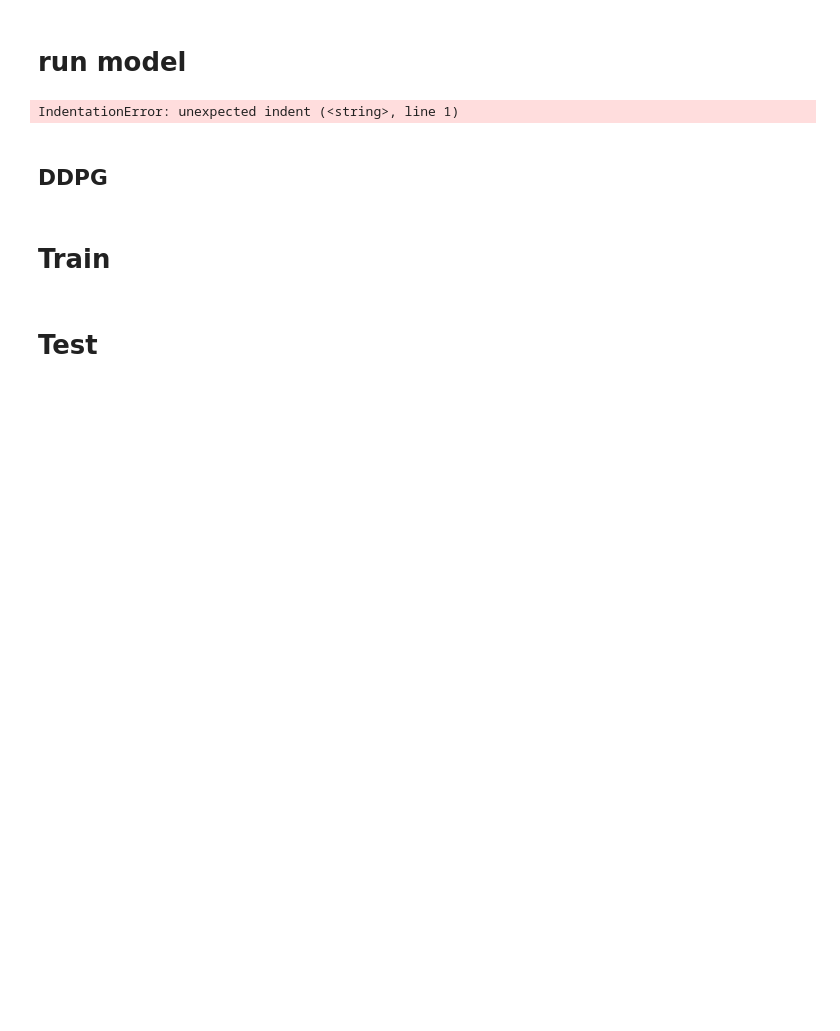
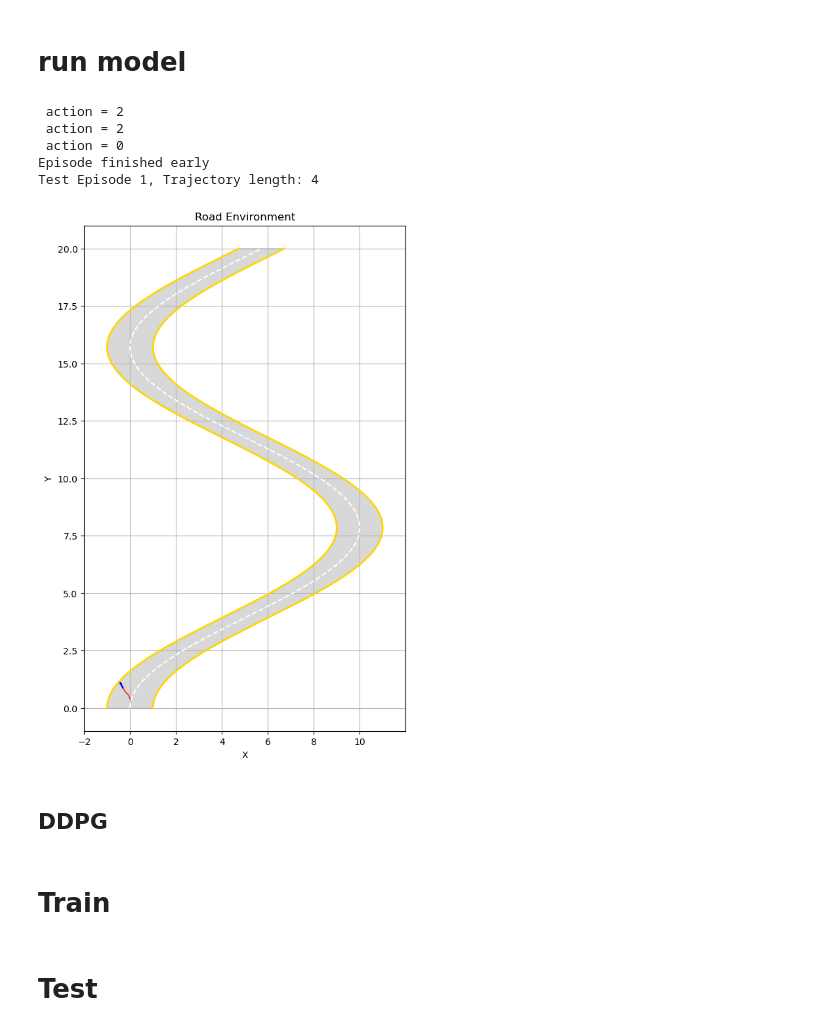
Before and after one commit to OmerShiranC/RL-Project, a Jupyter notebook: DDPG Car.ipynb, the cells around one changed output. Drawn from its saved outputs; the diff is of its cells as text; code cells hidden in the pictures; blank space fills up the shorter version.

```diff
--- a/DDPG Car.ipynb
+++ b/DDPG Car.ipynb
@@ -633,9 +588,11 @@ def run_episode(car_env, agent, max_steps):
     for _ in range(max_steps):
         state = car_env.get_state()
         _, action, _, _, _ = agent.get_action(state)
+        print(f' action = {action}')
         _, reward, done = car_env.step(action)
         trajectory.append(car_env.loc.copy())
         if done:
+            print("Episode finished early")
             break
     return trajectory
 
@@ -654,40 +611,43 @@ def run_model():
         settings["closed"]
     )
 
-    Action_value = 0.15 * np.linspace(-1, 1, settings["action_dim"])
-
     car_env = CarEnvironment(
         road_env,
         settings["n_sensors"],
         settings["resolution"],
         settings["max_sensor_range"],
-        Action_value
+        settings["Action_value"]
     )
 
     # Calculate state dimension
     state_dim = int(settings["n_sensors"] * settings["max_sensor_range"] / settings["resolution"])
 
     # Load the saved model
     loaded_agent = PolicyNetwork(car_env, state_dim, settings["action_dim"], train_mode=False)
     loaded_agent.load_state_dict(torch.load('q_network_model.pth'))
     loaded_agent.eval()  # Set the network to evaluation mode
 
     # Run and visualize test episodes
     num_test_episodes = 1
     max_steps = 200
 
     for episode in range(num_test_episodes):
         trajectory = run_episode(car_env, loaded_agent, max_steps)
         print(f"Test Episode {episode + 1}, Trajectory length: {len(trajectory)}")
 
         # Update car_env's trajectory for visualization
         car_env.trajectory = trajectory
 
         visualizeV2(road_env, car_env)
 
 run_model()
 # %% [output]
-IndentationError: unexpected indent (<string>, line 1)
+ action = 2
+ action = 2
+ action = 0
+Episode finished early
+Test Episode 1, Trajectory length: 4
+[figure, added]
 # %% [markdown]
 ## DDPG
 # %%
```
Also changed, not shown: parts of 5 cells of this notebook.
